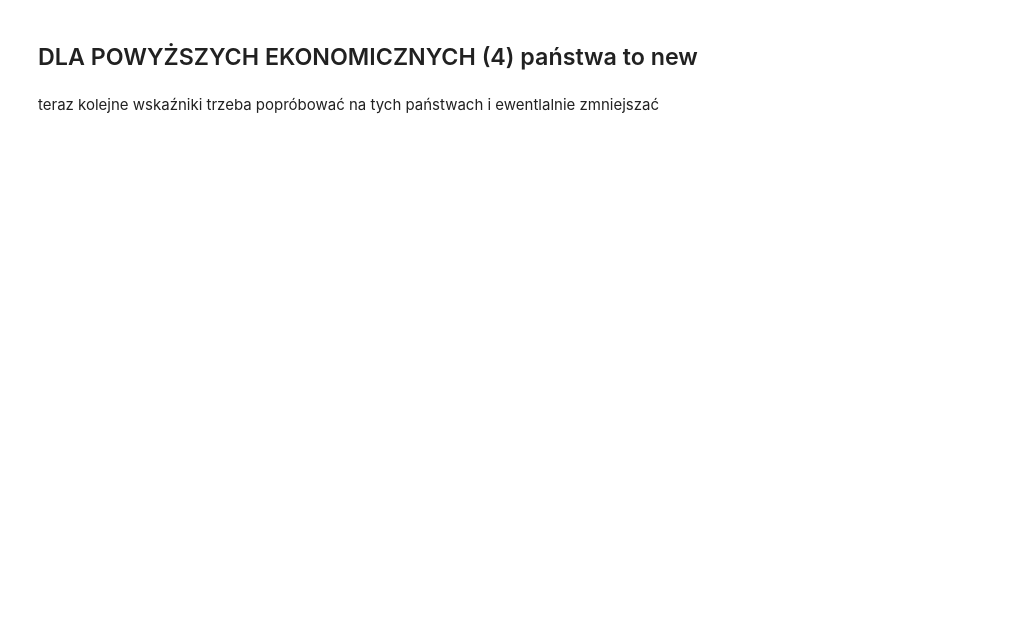
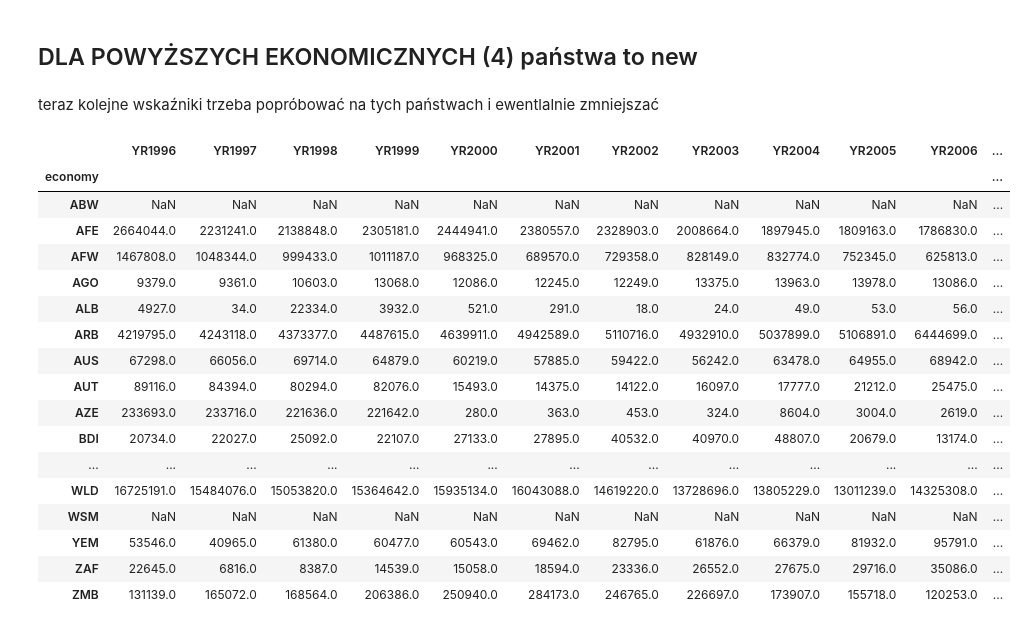
Before and after one commit to lion158/Eksploracja_Danych_Projekt, a Jupyter notebook: data_selection.ipynb, the cells around one changed output. Saved outputs shown, nothing was run; the diff lists cells and outputs as text; code cells hidden in the pictures; blank space fills up the shorter version.

Commit message:
data selection almost done

```diff
--- a/data_selection.ipynb
+++ b/data_selection.ipynb
@@ -462,0 +465,23 @@ teraz kolejne wskaźniki trzeba popróbować na tych państwach i ewentlalnie zm
+# %%
+df = wb.data.DataFrame('SM.POP.REFG', new, time=range(1996, 2022))
+# %%
+df
+# %% [output]
+|  | YR1996 | YR1997 | YR1998 | YR1999 | YR2000 | YR2001 | YR2002 | YR2003 | YR2004 | YR2005 | YR2006 | ... |
+| economy |  |  |  |  |  |  |  |  |  |  |  | ... |
+| ABW | NaN | NaN | NaN | NaN | NaN | NaN | NaN | NaN | NaN | NaN | NaN | ... |
+| AFE | 2664044.0 | 2231241.0 | 2138848.0 | 2305181.0 | 2444941.0 | 2380557.0 | 2328903.0 | 2008664.0 | 1897945.0 | 1809163.0 | 1786830.0 | ... |
+| AFW | 1467808.0 | 1048344.0 | 999433.0 | 1011187.0 | 968325.0 | 689570.0 | 729358.0 | 828149.0 | 832774.0 | 752345.0 | 625813.0 | ... |
+| AGO | 9379.0 | 9361.0 | 10603.0 | 13068.0 | 12086.0 | 12245.0 | 12249.0 | 13375.0 | 13963.0 | 13978.0 | 13086.0 | ... |
+| ALB | 4927.0 | 34.0 | 22334.0 | 3932.0 | 521.0 | 291.0 | 18.0 | 24.0 | 49.0 | 53.0 | 56.0 | ... |
+| ARB | 4219795.0 | 4243118.0 | 4373377.0 | 4487615.0 | 4639911.0 | 4942589.0 | 5110716.0 | 4932910.0 | 5037899.0 | 5106891.0 | 6444699.0 | ... |
+| AUS | 67298.0 | 66056.0 | 69714.0 | 64879.0 | 60219.0 | 57885.0 | 59422.0 | 56242.0 | 63478.0 | 64955.0 | 68942.0 | ... |
+| AUT | 89116.0 | 84394.0 | 80294.0 | 82076.0 | 15493.0 | 14375.0 | 14122.0 | 16097.0 | 17777.0 | 21212.0 | 25475.0 | ... |
+| AZE | 233693.0 | 233716.0 | 221636.0 | 221642.0 | 280.0 | 363.0 | 453.0 | 324.0 | 8604.0 | 3004.0 | 2619.0 | ... |
+| BDI | 20734.0 | 22027.0 | 25092.0 | 22107.0 | 27133.0 | 27895.0 | 40532.0 | 40970.0 | 48807.0 | 20679.0 | 13174.0 | ... |
+| ... | ... | ... | ... | ... | ... | ... | ... | ... | ... | ... | ... | ... |
+| WLD | 16725191.0 | 15484076.0 | 15053820.0 | 15364642.0 | 15935134.0 | 16043088.0 | 14619220.0 | 13728696.0 | 13805229.0 | 13011239.0 | 14325308.0 | ... |
+| WSM | NaN | NaN | NaN | NaN | NaN | NaN | NaN | NaN | NaN | NaN | NaN | ... |
+| YEM | 53546.0 | 40965.0 | 61380.0 | 60477.0 | 60543.0 | 69462.0 | 82795.0 | 61876.0 | 66379.0 | 81932.0 | 95791.0 | ... |
+| ZAF | 22645.0 | 6816.0 | 8387.0 | 14539.0 | 15058.0 | 18594.0 | 23336.0 | 26552.0 | 27675.0 | 29716.0 | 35086.0 | ... |
+| ZMB | 131139.0 | 165072.0 | 168564.0 | 206386.0 | 250940.0 | 284173.0 | 246765.0 | 226697.0 | 173907.0 | 155718.0 | 120253.0 | ... |
```
Also changed, not shown: parts of 12 cells of this notebook.
